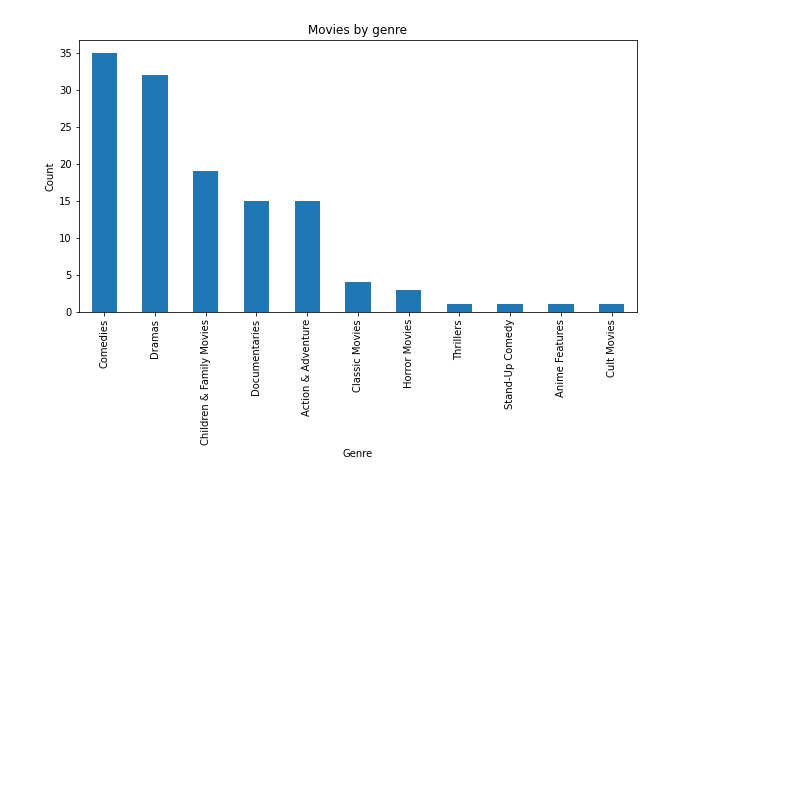
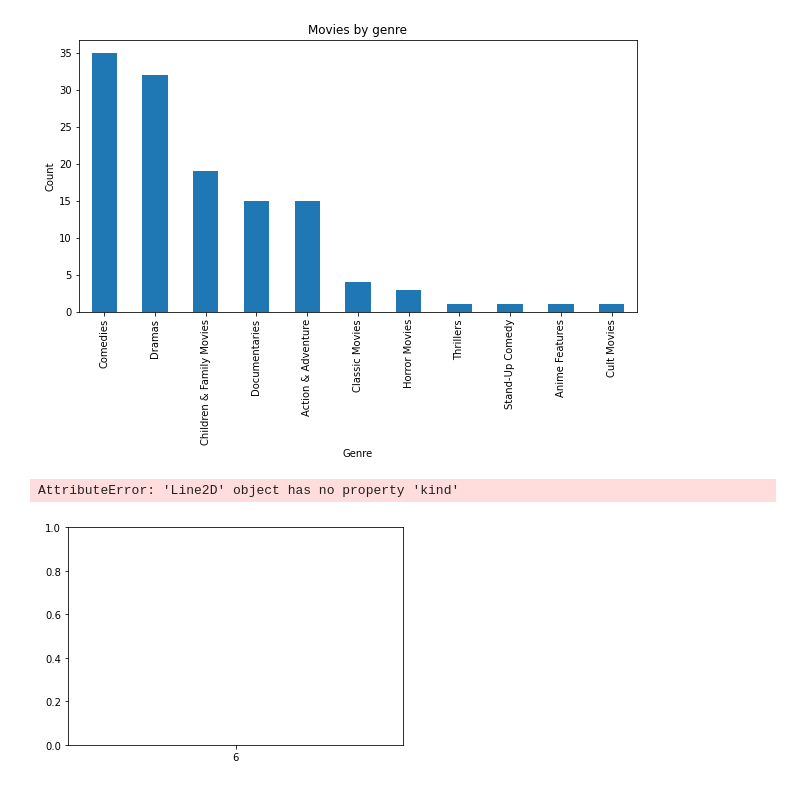
Before and after one commit to Amandoj/movie_tv_project, a Jupyter notebook: Movie_tv_project.ipynb, the cells around one changed output. Cells and saved outputs as stored; diff of their text form; code cells hidden in the pictures; blank space fills up the shorter version.

Commit message:
added more graphs

```diff
--- a/Movie_tv_project.ipynb
+++ b/Movie_tv_project.ipynb
@@ -166,3 +166,21 @@ plt.ylabel('Count')
 plt.show()
 # %% [output]
 [figure]
+# %%
+#graph showing number of shows and movies watched per month
+# plt.figure(figsize = (20,10))
+dates = dfMerge['Date'].apply(lambda x: x.split('/')[::2])
+month = dates.apply(lambda x:x[0])
+year = dates.apply(lambda x: x[1])
+
+pdDates = pd.DataFrame(dates)
+
+pdDates['Month'] = month
+pdDates['Year'] = year
+pdDates
+pdMonth_year = pdDates.groupby(['Month',"Year"]).size().reset_index().rename(columns={0:'count'}).sort_values('count',ascending=False)
+pdMonth_year
+plt.plot(pdMonth_year['Month'],pdMonth_year['count'],kind='bar')
+# %% [output]
+AttributeError: 'Line2D' object has no property 'kind'
+[figure, added]
```
